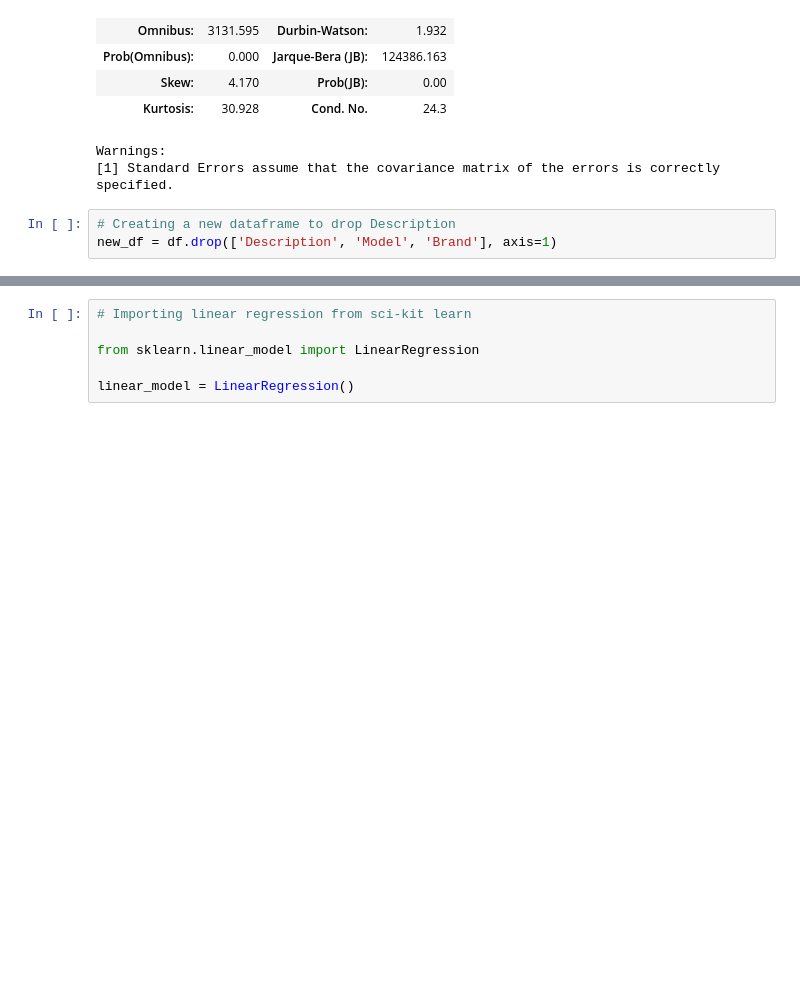
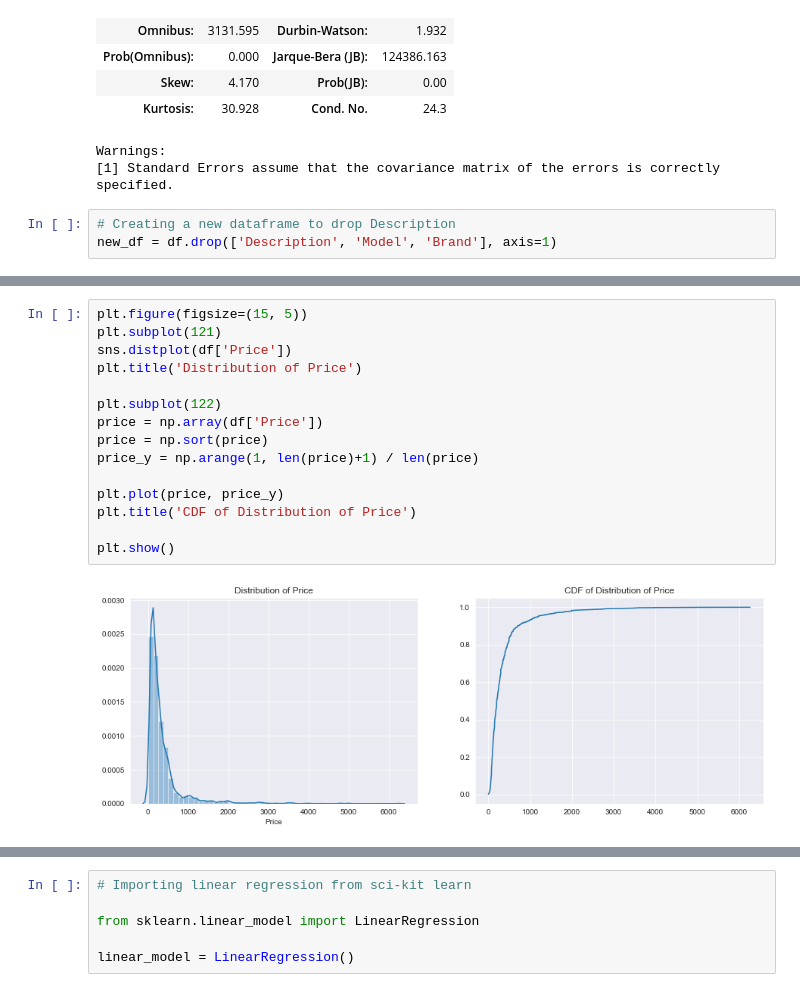
Before and after one commit to Aethernyx/Reverb_Synth_Sales_Anallysis, a Jupyter notebook: Reverb_model_building.ipynb, the cells around one changed output, grey strips where cells are left out. Cells and saved outputs as stored; diff of their text form; blank space fills up the shorter version.

```diff
--- a/Reverb_model_building.ipynb
+++ b/Reverb_model_building.ipynb
@@ -192,0 +220,17 @@ new_df = df.drop(['Description', 'Model', 'Brand'], axis=1)
+# %%
+plt.figure(figsize=(15, 5))
+plt.subplot(121)
+sns.distplot(df['Price'])
+plt.title('Distribution of Price')
+
+plt.subplot(122)
+price = np.array(df['Price'])
+price = np.sort(price)
+price_y = np.arange(1, len(price)+1) / len(price)
+
+plt.plot(price, price_y)
+plt.title('CDF of Distribution of Price')
+
+plt.show()
+# %% [output]
+[figure, added]
```
Also changed, not shown: parts of 54 cells of this notebook, 1 other file.
